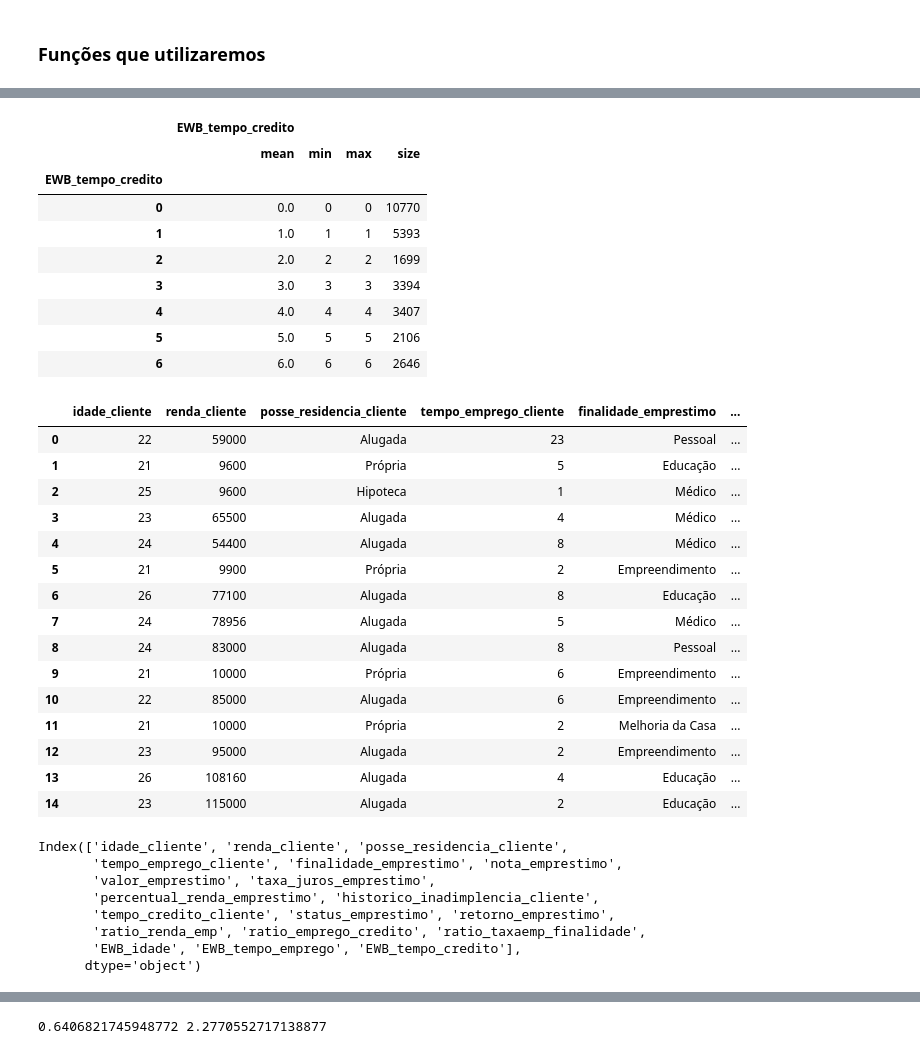
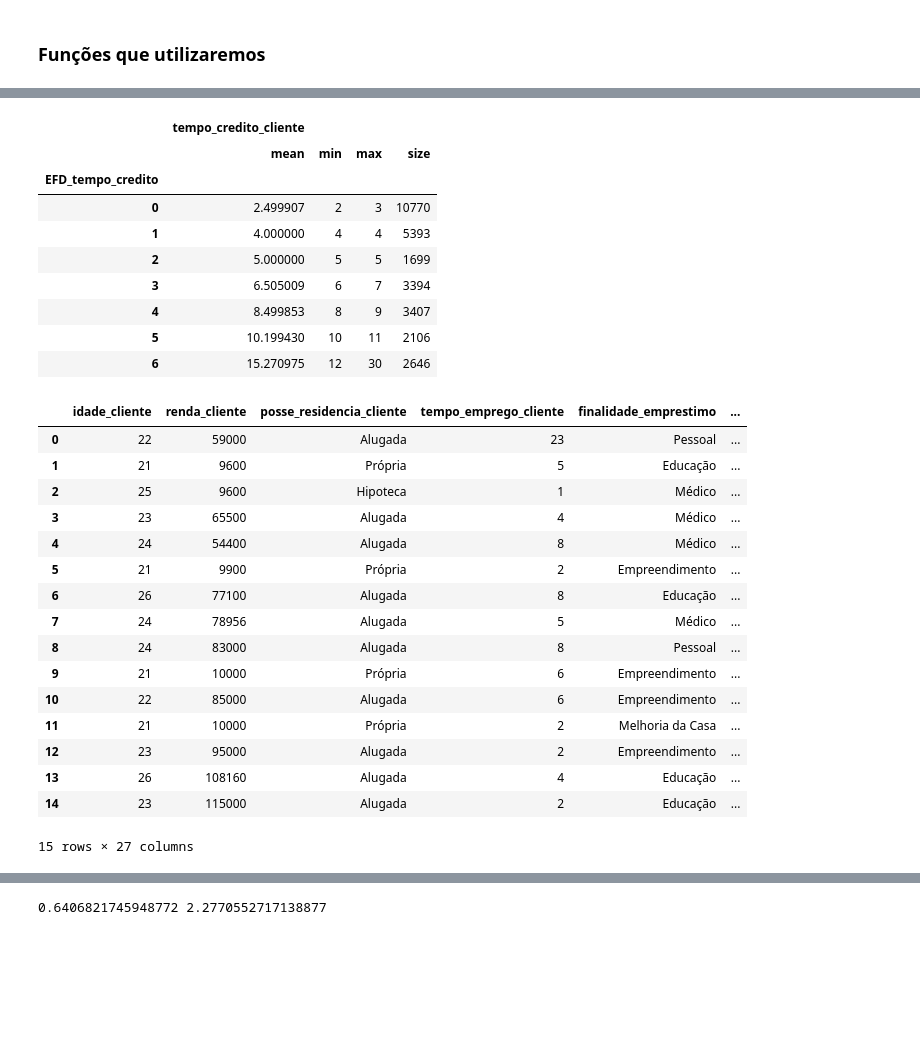
Before and after one commit to GBibiano/risco-credito, a Jupyter notebook: modelagem.ipynb, the cells around one changed output, grey strips where cells are left out. Saved outputs shown, nothing was run; the diff lists cells and outputs as text; code cells hidden in the pictures; blank space fills up the shorter version.

```diff
--- a/modelagem.ipynb
+++ b/modelagem.ipynb
@@ -94,35 +207,37 @@ def treinar_modelo(modelo, X: pd.DataFrame, y: pd.Series, report: bool=False) ->
 # %%
-""" Criando as features abaixo:
- 1. retorno_emprestimo = multiplicar taxa_juros_emprestimo por valor_emprestimo e somar ao valor_emprestimo
- 2. proporcao_renda_emp = dividir renda por emprestimo
- 3. ratio_emprego_credtio = tempo_emprego_cliente dividido por tempo_credito_cliente, dividir por zero = 0
- 4. discretiser = dividir a coluna idade, tempo_emprego e tempo_credito em intervalos utilizando discretisers
- 5. mean_valoremp_finalidade = média de valor_emprestimo para cada nota_emprestimo
-"""
-
 # 1.
 df['retorno_emprestimo'] = df['valor_emprestimo'] * (df['taxa_juros_emprestimo'] / 100 + 1)
-
 # 2.
 df['ratio_renda_emp'] = df['renda_cliente'] / df['valor_emprestimo']
-
 # 3.
 df['ratio_emprego_credito'] = df['tempo_emprego_cliente'] / df['tempo_credito_cliente']
-
+# 4.
+df['media_valemp_nota'] = df.groupby(['nota_emprestimo'])['valor_emprestimo'].transform('mean')
 # 5.
-df['ratio_taxaemp_finalidade'] = df.groupby(['nota_emprestimo'])['taxa_juros_emprestimo'].transform('mean')
-
-# 4. Instanciando o discretizador
-efd_disc = EqualFrequencyDiscretiser()
+df['media_valemp_finalidade'] = df.groupby(['finalidade_emprestimo'])['valor_emprestimo'].transform('mean')
+# 6.
+df['std_valemp_residencia'] = df.groupby(['posse_residencia_cliente'])['valor_emprestimo'].transform('std')
+# 7.
+df['media_renda_nota'] = df.groupby(['nota_emprestimo'])['renda_cliente'].transform('mean')
+# 8.
+df['media_renda_finalidade'] = df.groupby(['finalidade_emprestimo'])['renda_cliente'].transform('mean')
+# 9.
+df['std_renda_residencia'] = df.groupby(['posse_residencia_cliente'])['renda_cliente'].transform('std')
+# 10-15. Instanciando o discretizador
+efd_disc = EqualFrequencyDiscretiser() #EqualWidthDiscretiser(bins=5)
 
 # Ajustando o discretizador aos dados
 try:
     # Ajustando o discretizador aos dados
-    df['EWB_idade'] = efd_disc.fit_transform(df[['idade_cliente']])
-    df['EWB_tempo_emprego'] = efd_disc.fit_transform(df[['tempo_emprego_cliente']])
-    df['EWB_tempo_credito'] = efd_disc.fit_transform(df[['tempo_credito_cliente']])
+    df['EFD_idade'] = efd_disc.fit_transform(df[['idade_cliente']])
+    df['EFD_tempo_emprego'] = efd_disc.fit_transform(df[['tempo_emprego_cliente']])
+    df['EFD_tempo_credito'] = efd_disc.fit_transform(df[['tempo_credito_cliente']])
+    # 18JUL24 feature engineering
+    df['EFD_valor_emprestimo'] = efd_disc.fit_transform(df[['valor_emprestimo']])
+    df['EFD_renda_cliente'] = efd_disc.fit_transform(df[['valor_emprestimo']])
+    df['EFD_taxa_juros'] = efd_disc.fit_transform(df[['valor_emprestimo']])
 except Exception as e:
-    print(f"Erro ao aplicar o EqualWidthDiscretiser: {e}")
+    print(f"Erro ao aplicar o EqualFrequencyDiscretiser: {e}")
 # %%
 df.dtypes
 # %% [output]
@@ -182,17 +294,17 @@ df.groupby('EWB_tempo_emprego').agg({'EWB_tempo_emprego':['mean','min','max', 's
 # %%
 # verificando os intervalos criados para o tempo de crédito em registro
-df.groupby('EWB_tempo_credito').agg({'EWB_tempo_credito':['mean','min','max', 'size']})
+df.groupby('EFD_tempo_credito').agg({'tempo_credito_cliente':['mean','min','max', 'size']})
 # %% [output]
-|  | EWB_tempo_credito |  |  |  |
+|  | tempo_credito_cliente |  |  |  |
 |  | mean | min | max | size |
-| EWB_tempo_credito |  |  |  |  |
-| 0 | 0.0 | 0 | 0 | 10770 |
-| 1 | 1.0 | 1 | 1 | 5393 |
-| 2 | 2.0 | 2 | 2 | 1699 |
-| 3 | 3.0 | 3 | 3 | 3394 |
-| 4 | 4.0 | 4 | 4 | 3407 |
-| 5 | 5.0 | 5 | 5 | 2106 |
-| 6 | 6.0 | 6 | 6 | 2646 |
+| EFD_tempo_credito |  |  |  |  |
+| 0 | 2.499907 | 2 | 3 | 10770 |
+| 1 | 4.000000 | 4 | 4 | 5393 |
+| 2 | 5.000000 | 5 | 5 | 1699 |
+| 3 | 6.505009 | 6 | 7 | 3394 |
+| 4 | 8.499853 | 8 | 9 | 3407 |
+| 5 | 10.199430 | 10 | 11 | 2106 |
+| 6 | 15.270975 | 12 | 30 | 2646 |
 # %%
 # visualizando o dataset após implementação
 df.head(15)
@@ -213,17 +325,7 @@ df.head(15)
 | 12 | 23 | 95000 | Alugada | 2 | Empreendimento | ... |
 | 13 | 26 | 108160 | Alugada | 4 | Educação | ... |
 | 14 | 23 | 115000 | Alugada | 2 | Educação | ... |
+15 rows × 27 columns
-# %%
-df.columns
-# %% [output]
-Index(['idade_cliente', 'renda_cliente', 'posse_residencia_cliente',
-       'tempo_emprego_cliente', 'finalidade_emprestimo', 'nota_emprestimo',
-       'valor_emprestimo', 'taxa_juros_emprestimo',
-       'percentual_renda_emprestimo', 'historico_inadimplencia_cliente',
-       'tempo_credito_cliente', 'status_emprestimo', 'retorno_emprestimo',
-       'ratio_renda_emp', 'ratio_emprego_credito', 'ratio_taxaemp_finalidade',
-       'EWB_idade', 'EWB_tempo_emprego', 'EWB_tempo_credito'],
-      dtype='object')
 # %%
 # instanciando o LabelEncoder
 label_encoder_residencia = LabelEncoder()
```
Also changed, not shown: parts of 33 cells of this notebook.
